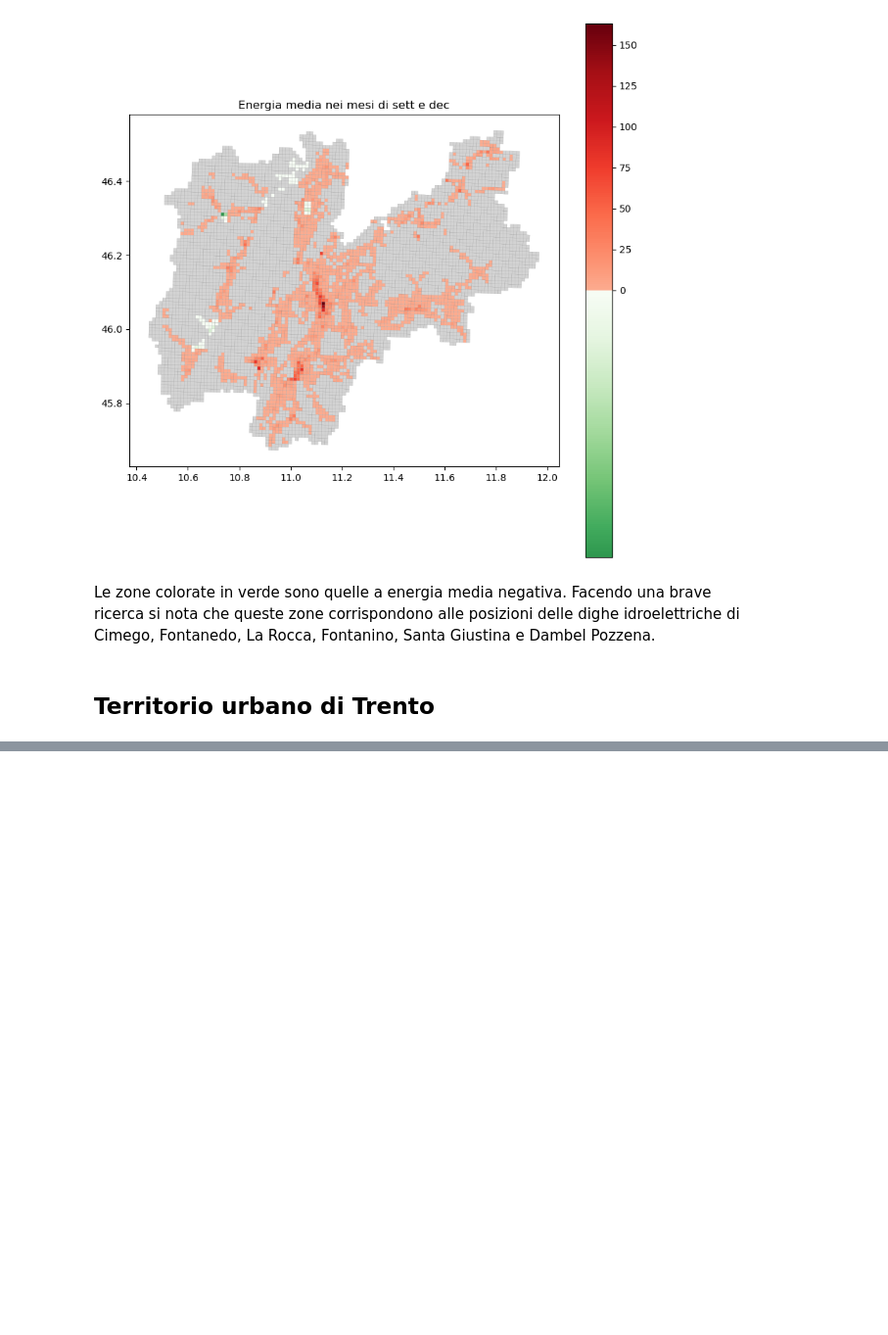
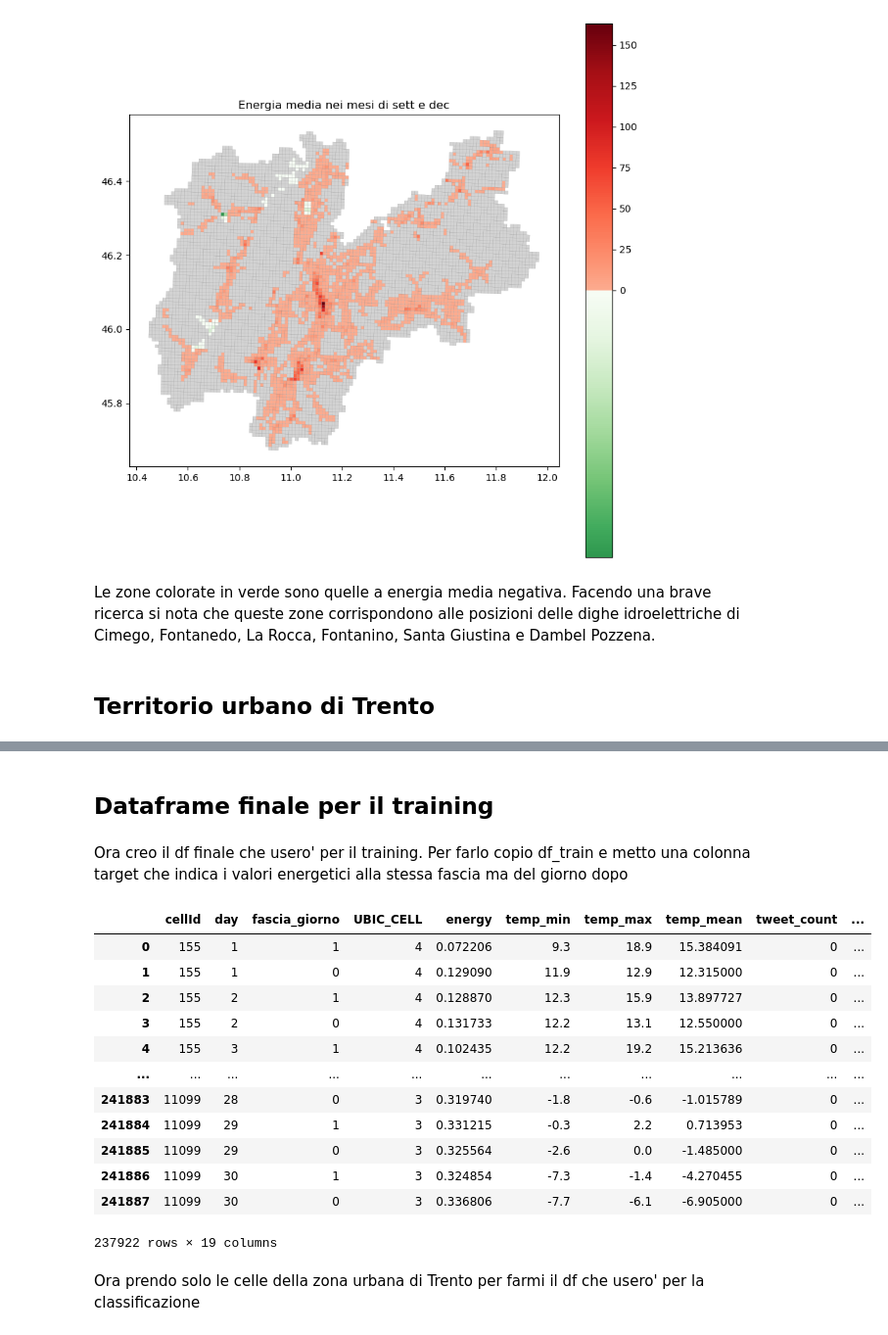
Before and after one commit to alessandro-turino/Data_science_project_UniTn, a Jupyter notebook: ProjectEDA.ipynb, the cells around one changed output, grey strips where cells are left out. Shown at 98% size. Drawn from its saved outputs; the diff is of its cells as text; code cells hidden in the pictures; blank space fills up the shorter version.

```diff
--- a/ProjectEDA.ipynb
+++ b/ProjectEDA.ipynb
@@ -1193,0 +1210,32 @@ plt.show()
+# %% [markdown]
+## Dataframe finale per il training
+# %% [markdown]
+Ora creo il df finale che usero' per il training. Per farlo copio df_train e metto una colonna target che indica i valori energetici alla stessa fascia ma del giorno dopo
+# %%
+trentino_dataset_reg = df_train.copy()
+
+# Mi basta shiftare tutto di 2 posizioni dato che ho il df ordinato per mesi, giorni, fasce
+trentino_dataset_reg['TargetReg'] = trentino_dataset_reg['energy'].copy().shift(-2)
+trentino_dataset_reg = trentino_dataset_reg.dropna(subset=['TargetReg']).reset_index(drop=True)
+
+# Elimino le righe del 31 dicembre che hanno dati fasati, ovvero i dati energetici del 1 novembre della cella successiva,
+# per come ho creato il dataframe
+trentino_dataset_reg = trentino_dataset_reg[(trentino_dataset_reg['DEC'] != 1) | (trentino_dataset_reg['day'] != 31)]
+# %%
+trentino_dataset_reg
+# %% [output]
+|  | cellId | day | fascia_giorno | UBIC_CELL | energy | temp_min | temp_max | temp_mean | tweet_count | ... |
+| 0 | 155 | 1 | 1 | 4 | 0.072206 | 9.3 | 18.9 | 15.384091 | 0 | ... |
+| 1 | 155 | 1 | 0 | 4 | 0.129090 | 11.9 | 12.9 | 12.315000 | 0 | ... |
+| 2 | 155 | 2 | 1 | 4 | 0.128870 | 12.3 | 15.9 | 13.897727 | 0 | ... |
+| 3 | 155 | 2 | 0 | 4 | 0.131733 | 12.2 | 13.1 | 12.550000 | 0 | ... |
+| 4 | 155 | 3 | 1 | 4 | 0.102435 | 12.2 | 19.2 | 15.213636 | 0 | ... |
+| ... | ... | ... | ... | ... | ... | ... | ... | ... | ... | ... |
+| 241883 | 11099 | 28 | 0 | 3 | 0.319740 | -1.8 | -0.6 | -1.015789 | 0 | ... |
+| 241884 | 11099 | 29 | 1 | 3 | 0.331215 | -0.3 | 2.2 | 0.713953 | 0 | ... |
+| 241885 | 11099 | 29 | 0 | 3 | 0.325564 | -2.6 | 0.0 | -1.485000 | 0 | ... |
+| 241886 | 11099 | 30 | 1 | 3 | 0.324854 | -7.3 | -1.4 | -4.270455 | 0 | ... |
+| 241887 | 11099 | 30 | 0 | 3 | 0.336806 | -7.7 | -6.1 | -6.905000 | 0 | ... |
+237922 rows × 19 columns
+# %% [markdown]
+Ora prendo solo le celle della zona urbana di Trento per farmi il df che usero' per la classificazione
```
Also changed, not shown: parts of 13 cells of this notebook.
